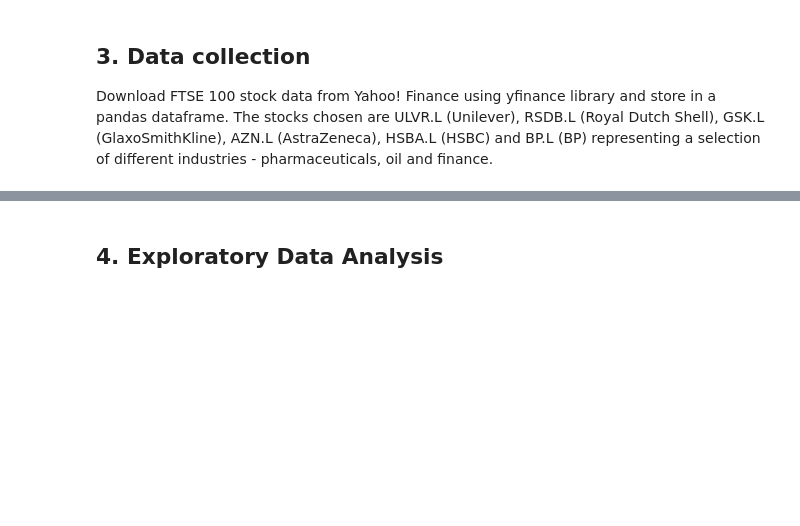
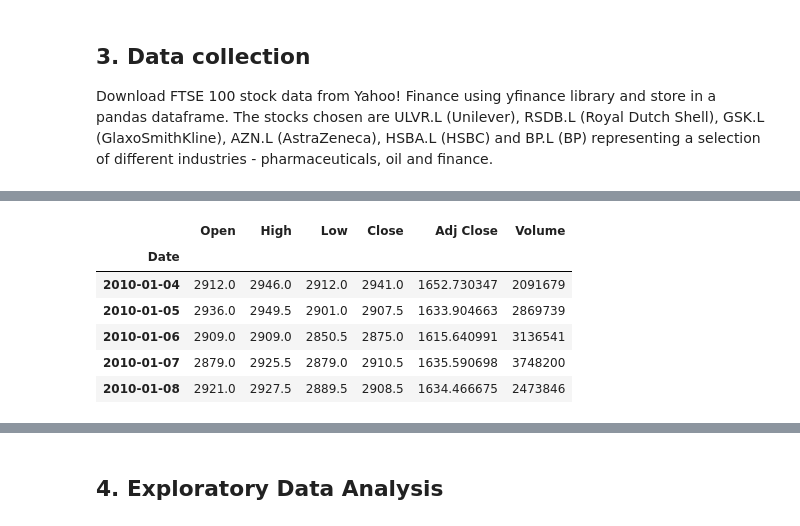
Before and after one commit to shubhayu-64/fin, a Jupyter notebook: Analysis/FTSE100_data_collection_and_EDA.ipynb, the cells around one changed output, grey strips where cells are left out. Cells and saved outputs as stored; diff of their text form; code cells hidden in the pictures; blank space fills up the shorter version.

```diff
--- a/Analysis/FTSE100_data_collection_and_EDA.ipynb
+++ b/Analysis/FTSE100_data_collection_and_EDA.ipynb
@@ -34,3 +31,7 @@ warnings.simplefilter(action='ignore', category=FutureWarning)
 ## 3. Data collection
 
 Download FTSE 100 stock data from Yahoo! Finance using yfinance library and store in a pandas dataframe. The stocks chosen are ULVR.L (Unilever), RSDB.L (Royal Dutch Shell), GSK.L (GlaxoSmithKline), AZN.L (AstraZeneca), HSBA.L (HSBC) and BP.L (BP) representing a selection of different industries - pharmaceuticals, oil and finance.
+# %%
+data = yf.download("AZN.L", start="2010-01-01", end="2020-12-31")
+data.head()
+data.info()
@@ -37,3 +53,13 @@ Download FTSE 100 stock data from Yahoo! Finance using yfinance library and stor
+# %%
+data.head()
+# %% [output]
+|  | Open | High | Low | Close | Adj Close | Volume |
+| Date |  |  |  |  |  |  |
+| 2010-01-04 | 2912.0 | 2946.0 | 2912.0 | 2941.0 | 1652.730347 | 2091679 |
+| 2010-01-05 | 2936.0 | 2949.5 | 2901.0 | 2907.5 | 1633.904663 | 2869739 |
+| 2010-01-06 | 2909.0 | 2909.0 | 2850.5 | 2875.0 | 1615.640991 | 3136541 |
+| 2010-01-07 | 2879.0 | 2925.5 | 2879.0 | 2910.5 | 1635.590698 | 3748200 |
+| 2010-01-08 | 2921.0 | 2927.5 | 2889.5 | 2908.5 | 1634.466675 | 2473846 |
 # %%
 ftse100_stocks = yf.download("AZN.L GSK.L ULVR.L BP.L HSBA.L", start=datetime.datetime(2013, 1, 1),
                                      end=datetime.datetime(2023, 10, 10), group_by='tickers')
```
Also changed, not shown: parts of 29 cells of this notebook, 5 other files.
